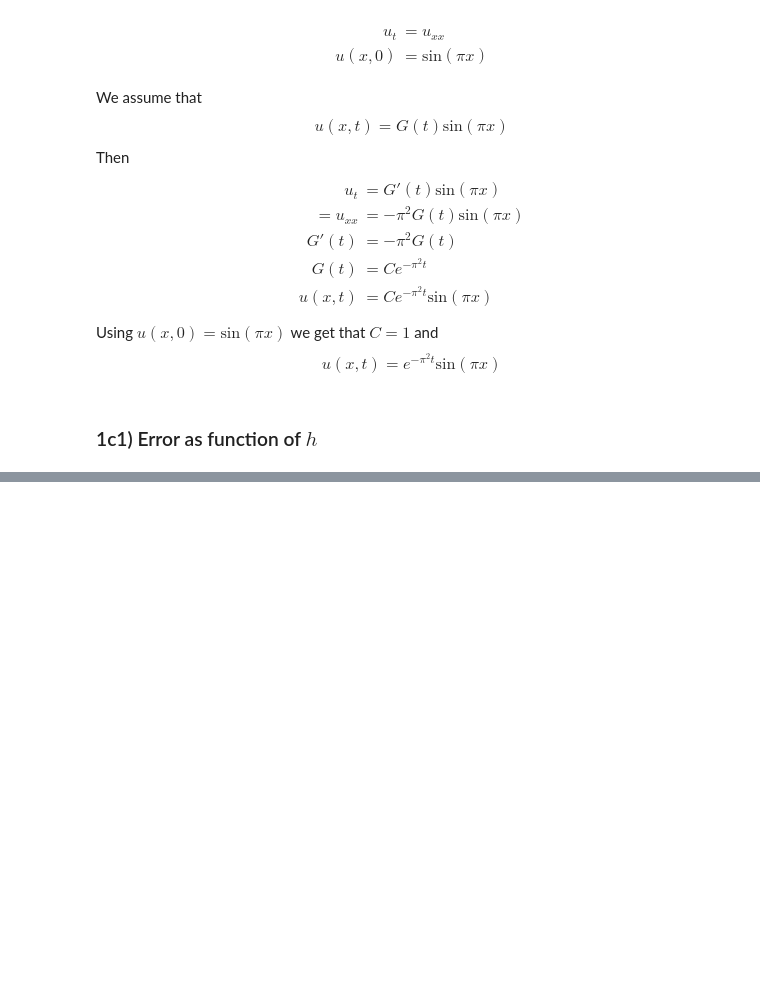
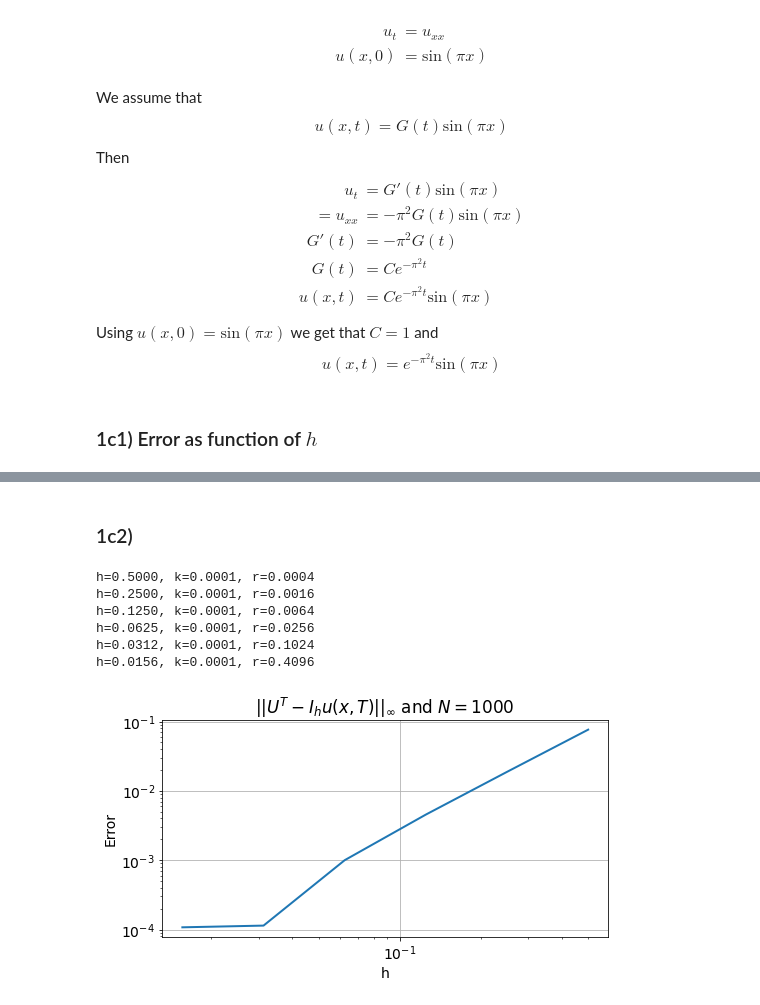
Before and after one commit to aledha/TMA4212-NumDiffDiff, a Jupyter notebook: Exercise 2/Ex2.ipynb, the cells around one changed output, grey strips where cells are left out. Cells and saved outputs as stored; diff of their text form; code cells hidden in the pictures; blank space fills up the shorter version.

```diff
--- a/Exercise 2/Ex2.ipynb
+++ b/Exercise 2/Ex2.ipynb
@@ -293,0 +285,25 @@ h=0.0156, k=0.0000, r=0.0410
+# %% [markdown]
+### 1c2)
+# %%
+T = 0.1
+N = 1000
+Ns = np.array([N])
+K = 6
+Ms = 2**np.arange(1,K+1)
+hs = 1 / Ms
+error_h = error_analysis(u0, Ms, Ns, T)
+
+plt.figure(0)
+plt.loglog(hs, error_h)
+plt.xlabel('h')
+plt.ylabel('Error')
+plt.title(r'$||U^T-I_hu(x,T)||_\infty$ and ' + rf'$N={N}$')
+plt.show()
+# %% [output]
+h=0.5000, k=0.0001, r=0.0004
+h=0.2500, k=0.0001, r=0.0016
+h=0.1250, k=0.0001, r=0.0064
+h=0.0625, k=0.0001, r=0.0256
+h=0.0312, k=0.0001, r=0.1024
+h=0.0156, k=0.0001, r=0.4096
+[figure, added]
```
Also changed, not shown: parts of 7 cells of this notebook.
